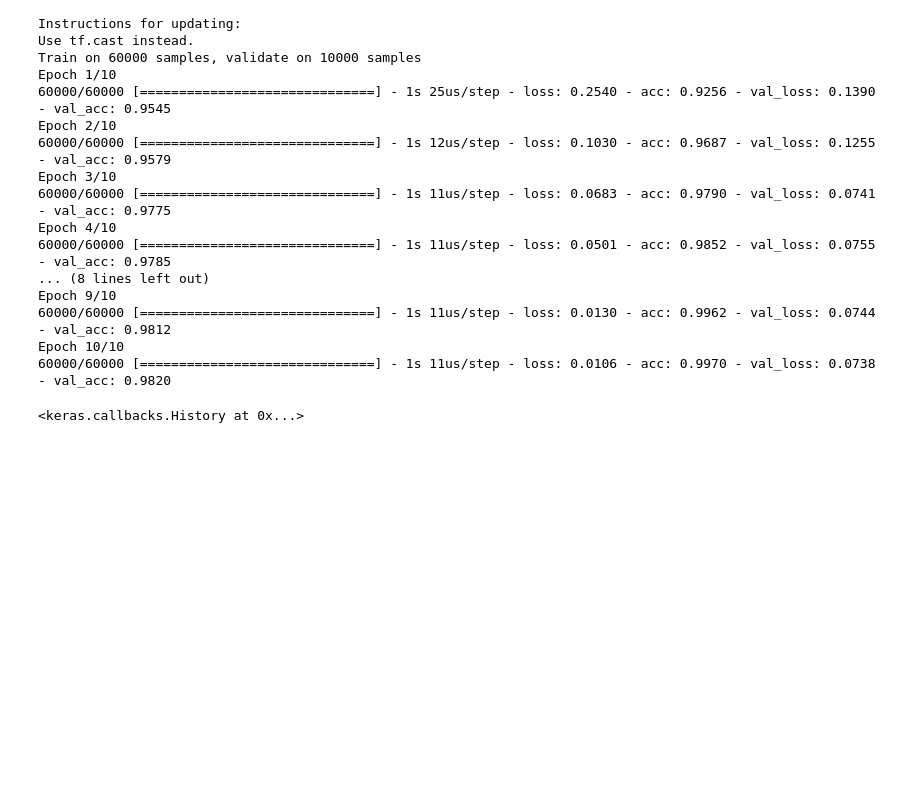
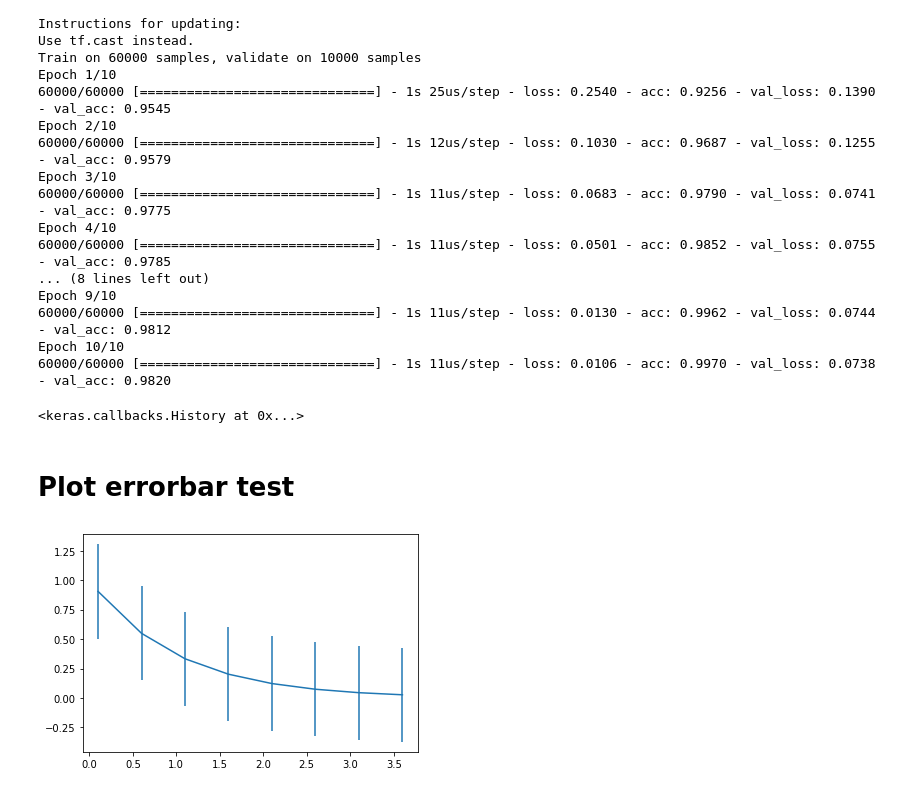
Before and after one commit to adriandavidauer/VVAD, a Jupyter notebook: vvadlrs3/Experiments .ipynb, the cells around one changed output. Saved outputs shown, nothing was run; the diff lists cells and outputs as text; code cells hidden in the pictures; blank space fills up the shorter version.

```diff
--- a/vvadlrs3/Experiments .ipynb
+++ b/vvadlrs3/Experiments .ipynb
@@ -554,3 +540,19 @@ Epoch 9/10
 Epoch 10/10
 60000/60000 [==============================] - 1s 11us/step - loss: 0.0106 - acc: 0.9970 - val_loss: 0.0738 - val_acc: 0.9820
 <keras.callbacks.History at 0x...>
+# %% [markdown]
+# Plot errorbar test
+# %%
+import numpy as np
+import matplotlib.pyplot as plt
+
+# example data
+x = np.arange(0.1, 4, 0.5)
+y = np.exp(-x)
+e = np.exp(x)
+
+fig, ax = plt.subplots()
+ax.errorbar(x, y, e)
+plt.show()
+# %% [output]
+[figure, added]
```
Also changed, not shown: parts of 1 cell of this notebook, 13 other files.
